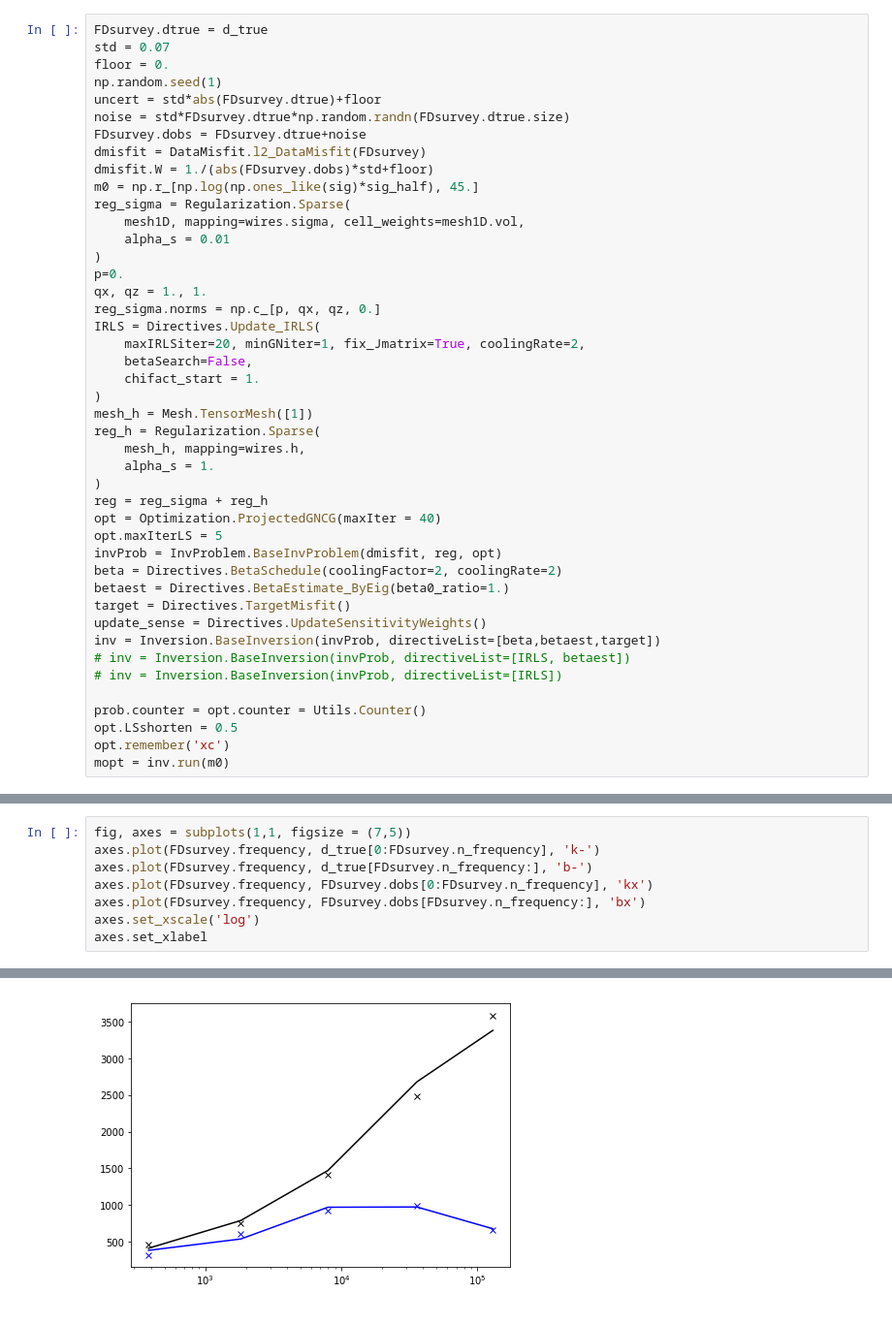
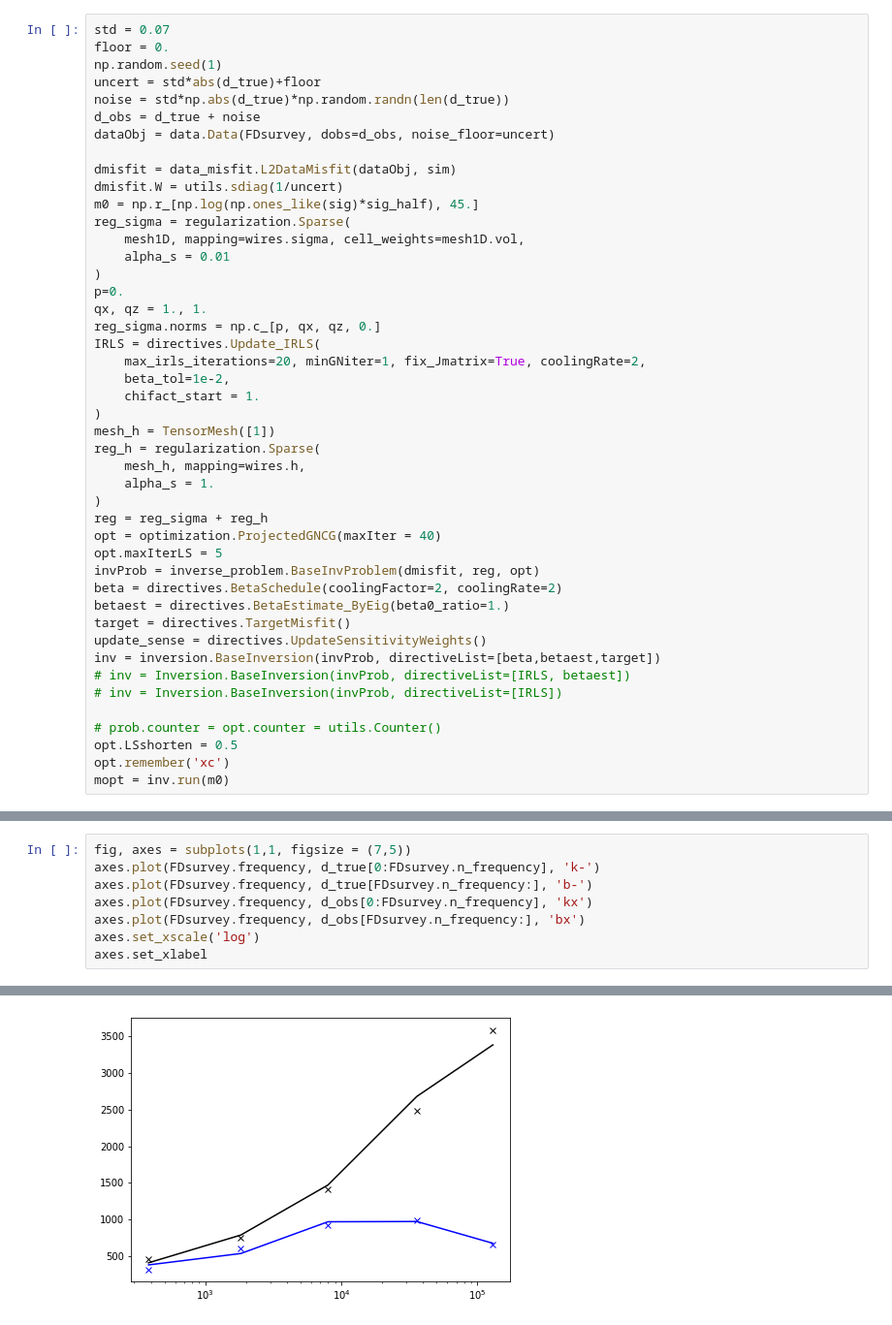
Before and after one commit to simpeg/simpegEM1D, a Jupyter notebook: notebooks/examples/EM1D_inversion_FD_height_correction.ipynb, the cells around one changed output, grey strips where cells are left out. Shown at 97% size. Cells and saved outputs as stored; diff of their text form.

```diff
--- a/notebooks/examples/EM1D_inversion_FD_height_correction.ipynb
+++ b/notebooks/examples/EM1D_inversion_FD_height_correction.ipynb
@@ -81,44 +78,45 @@ from SimPEG import Regularization
 # %%
-FDsurvey.dtrue = d_true
 std = 0.07
 floor = 0.
 np.random.seed(1)
-uncert = std*abs(FDsurvey.dtrue)+floor
-noise = std*FDsurvey.dtrue*np.random.randn(FDsurvey.dtrue.size)
-FDsurvey.dobs = FDsurvey.dtrue+noise
-dmisfit = DataMisfit.l2_DataMisfit(FDsurvey)
-dmisfit.W = 1./(abs(FDsurvey.dobs)*std+floor)
+uncert = std*abs(d_true)+floor
+noise = std*np.abs(d_true)*np.random.randn(len(d_true))
+d_obs = d_true + noise
+dataObj = data.Data(FDsurvey, dobs=d_obs, noise_floor=uncert)
+
+dmisfit = data_misfit.L2DataMisfit(dataObj, sim)
+dmisfit.W = utils.sdiag(1/uncert)
 m0 = np.r_[np.log(np.ones_like(sig)*sig_half), 45.]
-reg_sigma = Regularization.Sparse(
+reg_sigma = regularization.Sparse(
     mesh1D, mapping=wires.sigma, cell_weights=mesh1D.vol,
     alpha_s = 0.01
 )
 p=0.
 qx, qz = 1., 1.
 reg_sigma.norms = np.c_[p, qx, qz, 0.]
-IRLS = Directives.Update_IRLS(
-    maxIRLSiter=20, minGNiter=1, fix_Jmatrix=True, coolingRate=2,
-    betaSearch=False,
+IRLS = directives.Update_IRLS(
+    max_irls_iterations=20, minGNiter=1, fix_Jmatrix=True, coolingRate=2,
+    beta_tol=1e-2,
     chifact_start = 1.
 )
-mesh_h = Mesh.TensorMesh([1])
-reg_h = Regularization.Sparse(
+mesh_h = TensorMesh([1])
+reg_h = regularization.Sparse(
     mesh_h, mapping=wires.h,
     alpha_s = 1.
 )
 reg = reg_sigma + reg_h
-opt = Optimization.ProjectedGNCG(maxIter = 40)
+opt = optimization.ProjectedGNCG(maxIter = 40)
 opt.maxIterLS = 5
-invProb = InvProblem.BaseInvProblem(dmisfit, reg, opt)
-beta = Directives.BetaSchedule(coolingFactor=2, coolingRate=2)
-betaest = Directives.BetaEstimate_ByEig(beta0_ratio=1.)
-target = Directives.TargetMisfit()
-update_sense = Directives.UpdateSensitivityWeights()
-inv = Inversion.BaseInversion(invProb, directiveList=[beta,betaest,target])
+invProb = inverse_problem.BaseInvProblem(dmisfit, reg, opt)
+beta = directives.BetaSchedule(coolingFactor=2, coolingRate=2)
+betaest = directives.BetaEstimate_ByEig(beta0_ratio=1.)
+target = directives.TargetMisfit()
+update_sense = directives.UpdateSensitivityWeights()
+inv = inversion.BaseInversion(invProb, directiveList=[beta,betaest,target])
 # inv = Inversion.BaseInversion(invProb, directiveList=[IRLS, betaest])
 # inv = Inversion.BaseInversion(invProb, directiveList=[IRLS])
 
-prob.counter = opt.counter = Utils.Counter()
+# prob.counter = opt.counter = utils.Counter()
 opt.LSshorten = 0.5
 opt.remember('xc')
 mopt = inv.run(m0)
@@ -163,11 +161,11 @@ Populating the interactive namespace from numpy and matplotlib
 # %%
 fig, axes = subplots(1,1, figsize = (7,5))
 axes.plot(FDsurvey.frequency, d_true[0:FDsurvey.n_frequency], 'k-')
 axes.plot(FDsurvey.frequency, d_true[FDsurvey.n_frequency:], 'b-')
-axes.plot(FDsurvey.frequency, FDsurvey.dobs[0:FDsurvey.n_frequency], 'kx')
-axes.plot(FDsurvey.frequency, FDsurvey.dobs[FDsurvey.n_frequency:], 'bx')
+axes.plot(FDsurvey.frequency, d_obs[0:FDsurvey.n_frequency], 'kx')
+axes.plot(FDsurvey.frequency, d_obs[FDsurvey.n_frequency:], 'bx')
 axes.set_xscale('log')
 axes.set_xlabel
 # %% [output]
 <bound method Axes.set_xlabel of <matplotlib.axes._subplots.AxesSubplot object at 0x...>>
-[figure, old version]
+[figure, new version]
```
Also changed, not shown: parts of 8 cells of this notebook, 3 other files.
